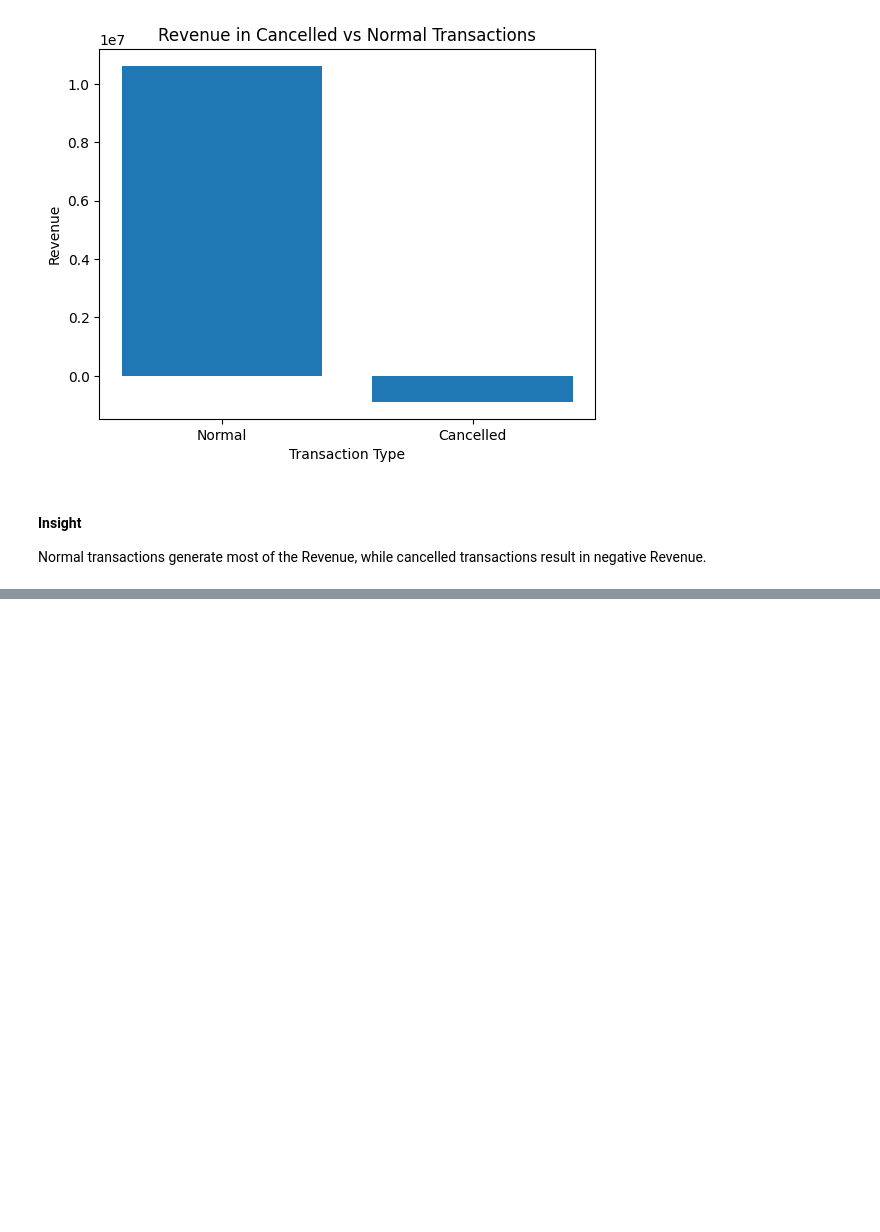
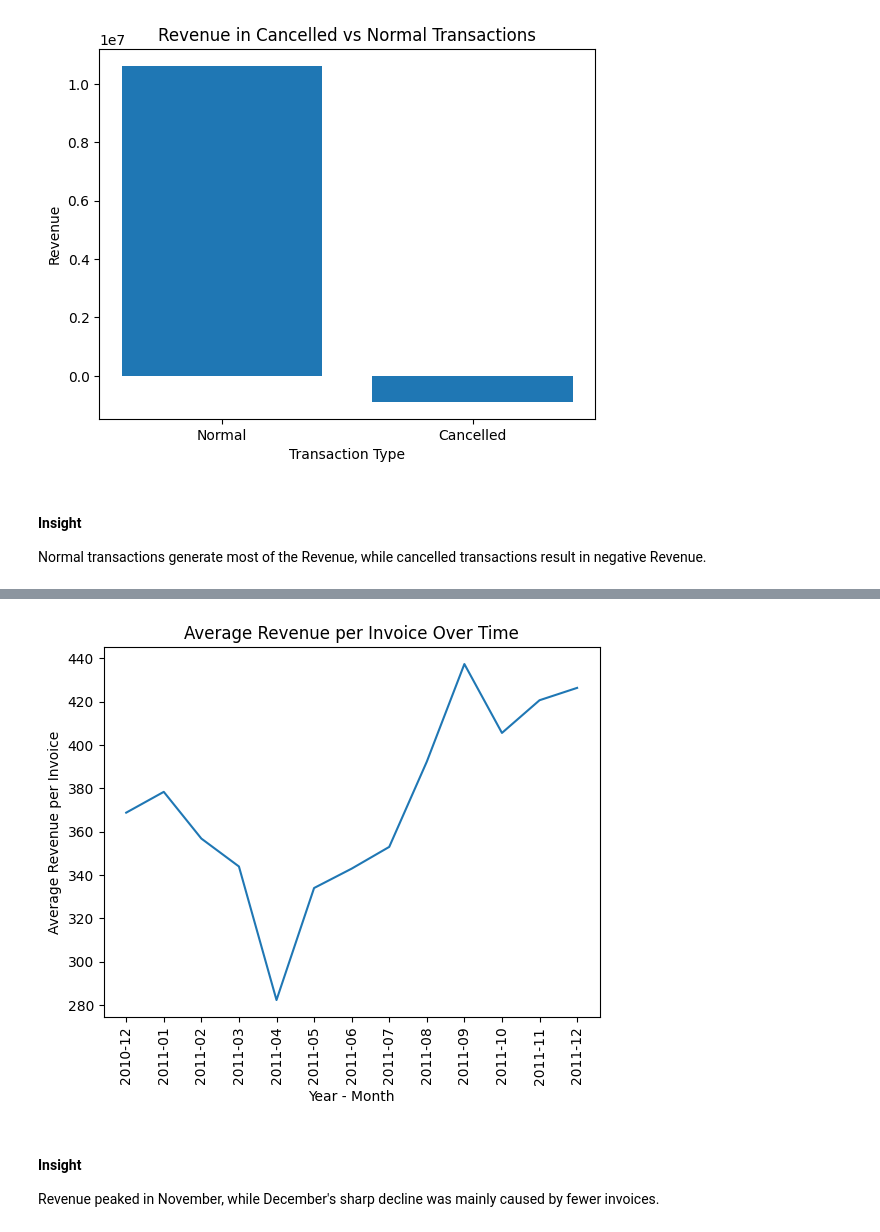
Before and after one commit to aylinshojazade/online-retail-analysis, a Jupyter notebook: analysis.ipynb, the cells around one changed output, grey strips where cells are left out. Drawn from its saved outputs; the diff is of its cells as text; code cells hidden in the pictures; blank space fills up the shorter version.

```diff
--- a/analysis.ipynb
+++ b/analysis.ipynb
@@ -1431,0 +1496,4 @@ Normal transactions generate most of the Revenue, while cancelled transactions r
+# %%
+monthly_avg_revenue = monthly_revenue / monthly_invoice_count
+
+monthly_avg_revenue
@@ -1431,0 +1528,16 @@ Normal transactions generate most of the Revenue, while cancelled transactions r
+# %%
+plt.plot(monthly_avg_revenue.index.astype(str), monthly_avg_revenue.values)
+
+plt.title("Average Revenue per Invoice Over Time")
+plt.xlabel("Year - Month")
+plt.ylabel("Average Revenue per Invoice")
+
+plt.xticks(rotation=90)
+
+plt.show()
+# %% [output]
+[figure, added]
+# %% [markdown]
+#### Insight
+
+Revenue peaked in November, while December's sharp decline was mainly caused by fewer invoices.
```
Also changed, not shown: parts of 8 cells of this notebook.
